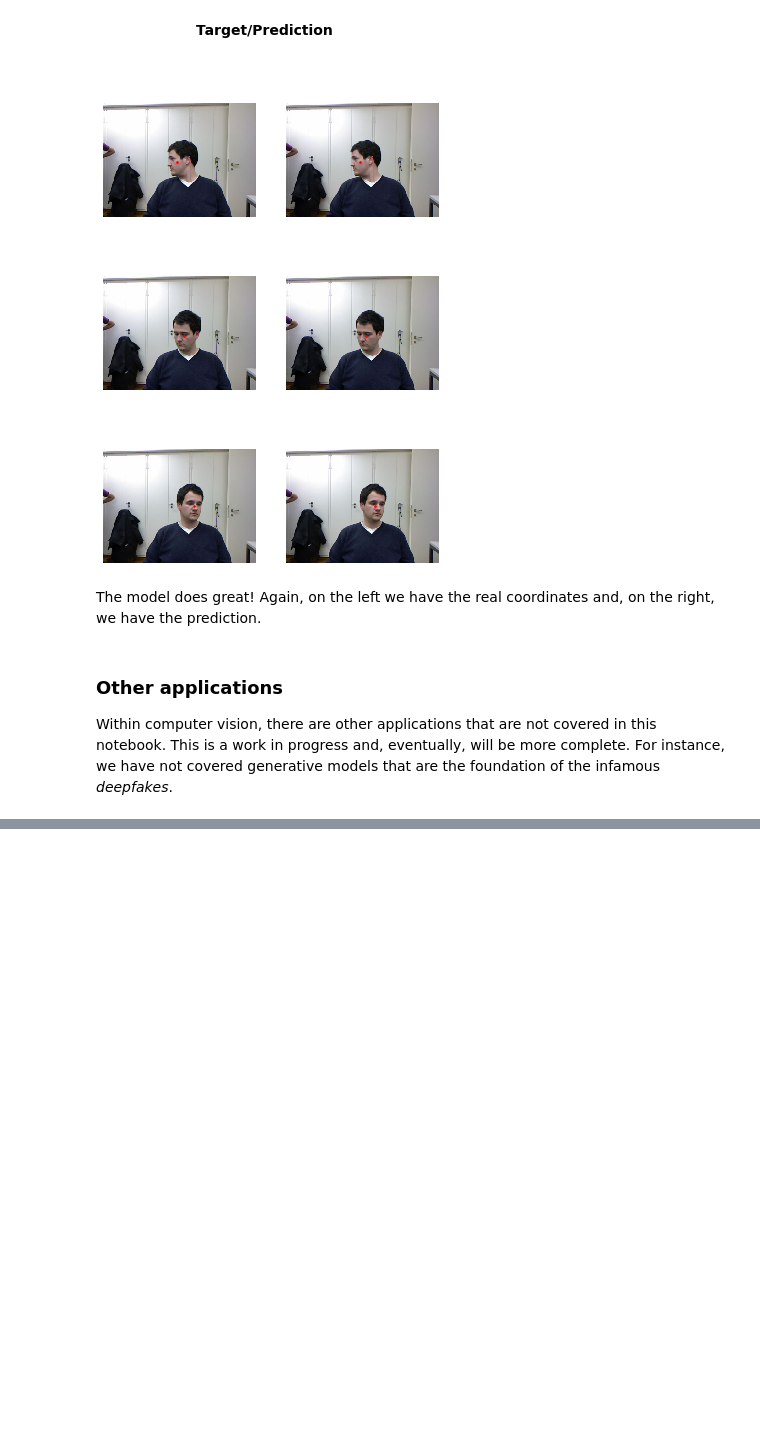
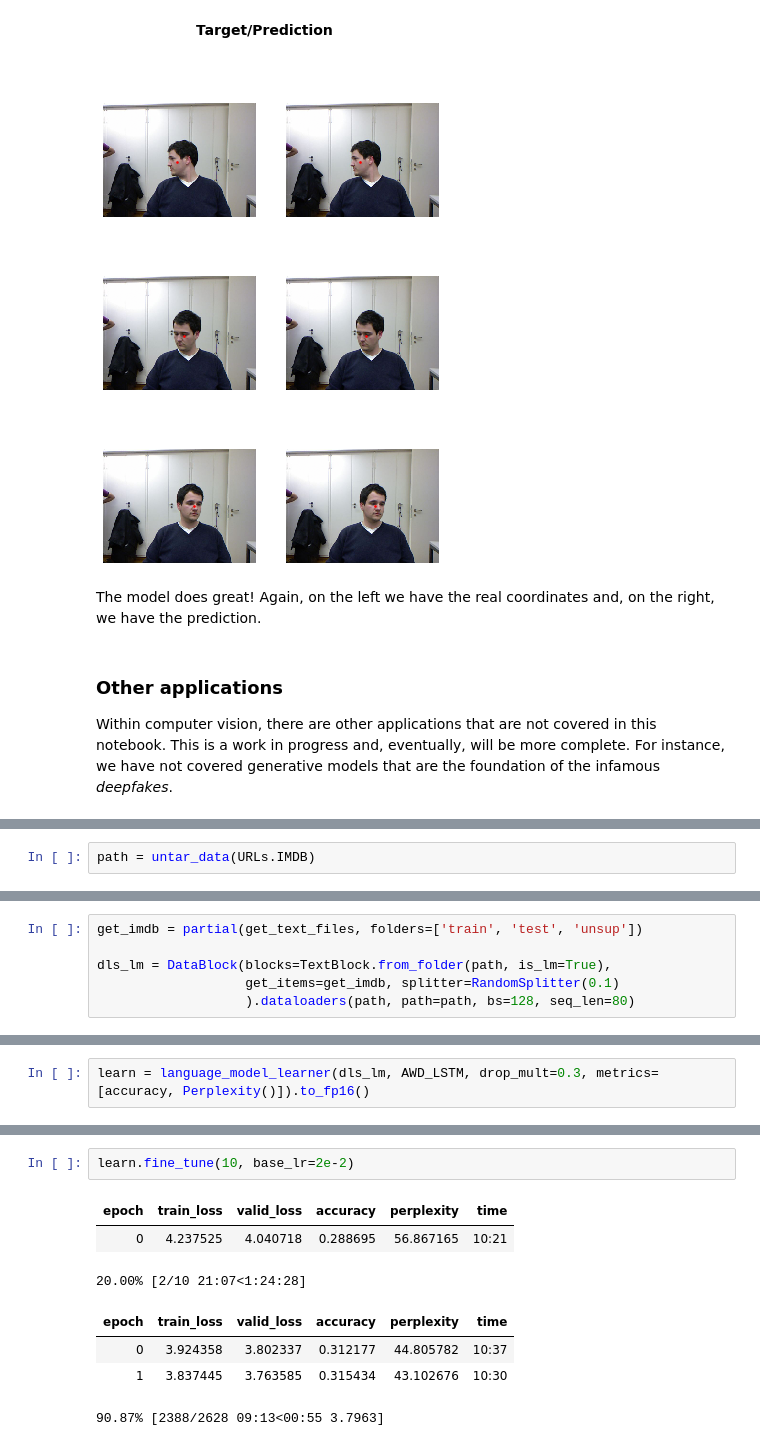
Before and after one commit to BorjaRequena/ML_applications, a Jupyter notebook: 00_core.ipynb, the cells around one changed output, grey strips where cells are left out. Saved outputs shown, nothing was run; the diff lists cells and outputs as text; blank space fills up the shorter version.

```diff
--- a/00_core.ipynb
+++ b/00_core.ipynb
@@ -320,0 +334,2 @@ Within computer vision, there are other applications that are not covered in thi
+# %%
+path = untar_data(URLs.IMDB)
@@ -320,0 +338,6 @@ Within computer vision, there are other applications that are not covered in thi
+# %%
+get_imdb = partial(get_text_files, folders=['train', 'test', 'unsup'])
+
+dls_lm = DataBlock(blocks=TextBlock.from_folder(path, is_lm=True),
+                   get_items=get_imdb, splitter=RandomSplitter(0.1)
+                   ).dataloaders(path, path=path, bs=128, seq_len=80)
@@ -320,0 +361,2 @@ Within computer vision, there are other applications that are not covered in thi
+# %%
+learn = language_model_learner(dls_lm, AWD_LSTM, drop_mult=0.3, metrics=[accuracy, Perplexity()]).to_fp16()
@@ -320,0 +365,10 @@ Within computer vision, there are other applications that are not covered in thi
+# %%
+learn.fine_tune(10, base_lr=2e-2)
+# %% [output]
+| epoch | train_loss | valid_loss | accuracy | perplexity | time |
+| 0 | 4.237525 | 4.040718 | 0.288695 | 56.867165 | 10:21 |
+20.00% [2/10 21:07<1:24:28]
+| epoch | train_loss | valid_loss | accuracy | perplexity | time |
+| 0 | 3.924358 | 3.802337 | 0.312177 | 44.805782 | 10:37 |
+| 1 | 3.837445 | 3.763585 | 0.315434 | 43.102676 | 10:30 |
+90.87% [2388/2628 09:13<00:55 3.7963]
```
Also changed, not shown: parts of 58 cells of this notebook, 4 other files.
